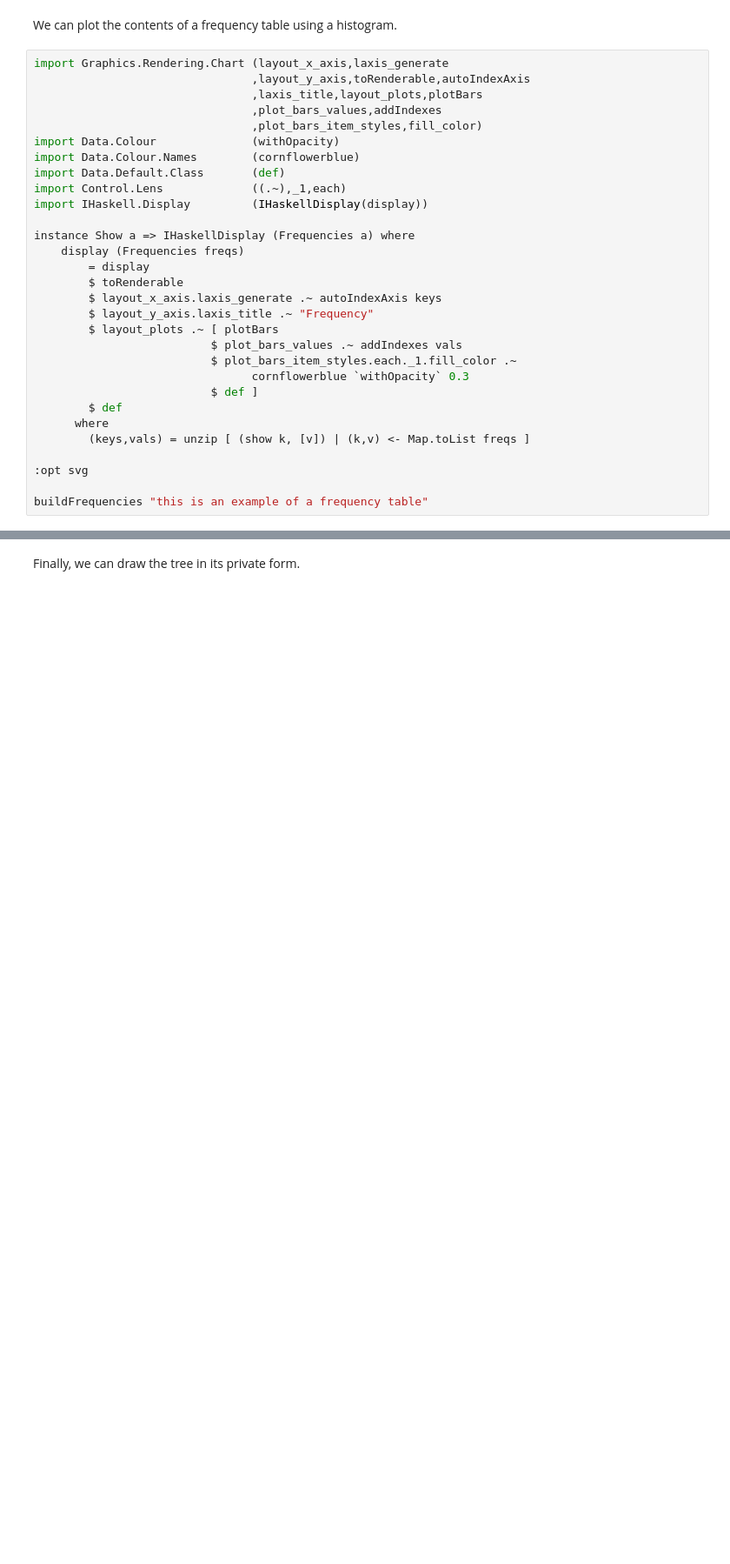
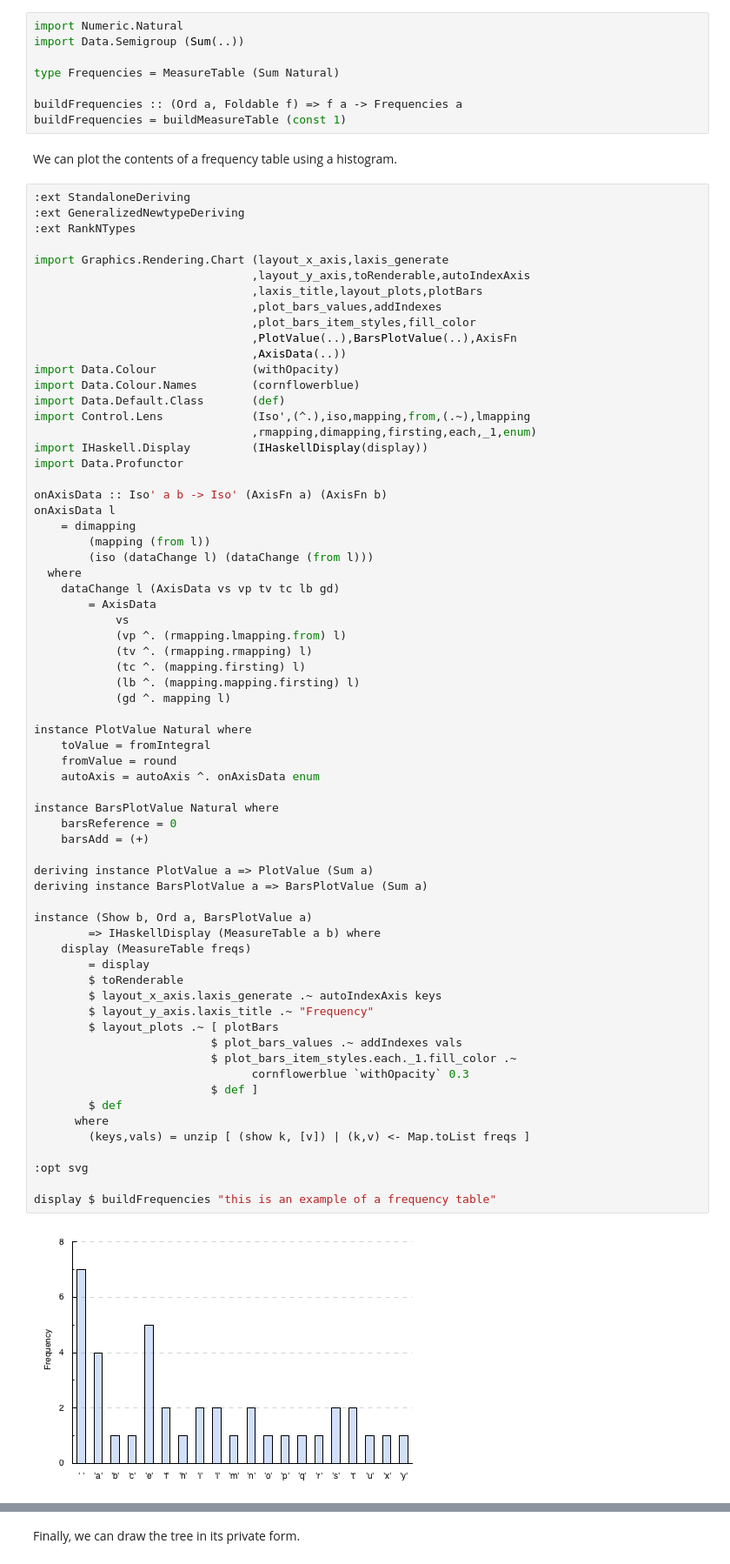
Before and after one commit to oisdk/IHaskell, a Jupyter notebook: notebooks/Privacy.ipynb, the cells around one changed output, grey strips where cells are left out. Shown at 87% size. Saved outputs shown, nothing was run; the diff lists cells and outputs as text; blank space fills up the shorter version.

```diff
--- a/notebooks/Privacy.ipynb
+++ b/notebooks/Privacy.ipynb
@@ -161,32 +155,78 @@ instance Foldable Frequencies where
+# %%
+import Numeric.Natural
+import Data.Semigroup (Sum(..))
+
+type Frequencies = MeasureTable (Sum Natural)
+
+buildFrequencies :: (Ord a, Foldable f) => f a -> Frequencies a
+buildFrequencies = buildMeasureTable (const 1)
 # %% [markdown]
 We can plot the contents of a frequency table using a histogram.
 # %%
+:ext StandaloneDeriving
+:ext GeneralizedNewtypeDeriving
+:ext RankNTypes
+
 import Graphics.Rendering.Chart (layout_x_axis,laxis_generate
                                 ,layout_y_axis,toRenderable,autoIndexAxis
                                 ,laxis_title,layout_plots,plotBars
                                 ,plot_bars_values,addIndexes
-                                ,plot_bars_item_styles,fill_color)
+                                ,plot_bars_item_styles,fill_color
+                                ,PlotValue(..),BarsPlotValue(..),AxisFn
+                                ,AxisData(..))
 import Data.Colour              (withOpacity)
 import Data.Colour.Names        (cornflowerblue)
 import Data.Default.Class       (def)
-import Control.Lens             ((.~),_1,each)
+import Control.Lens             (Iso',(^.),iso,mapping,from,(.~),lmapping
+                                ,rmapping,dimapping,firsting,each,_1,enum)
 import IHaskell.Display         (IHaskellDisplay(display))
+import Data.Profunctor
 
-instance Show a => IHaskellDisplay (Frequencies a) where
-    display (Frequencies freqs)
+onAxisData :: Iso' a b -> Iso' (AxisFn a) (AxisFn b)
+onAxisData l
+    = dimapping
+        (mapping (from l))
+        (iso (dataChange l) (dataChange (from l)))
+  where
+    dataChange l (AxisData vs vp tv tc lb gd)
+        = AxisData
+            vs
+            (vp ^. (rmapping.lmapping.from) l)
+            (tv ^. (rmapping.rmapping) l)
+            (tc ^. (mapping.firsting) l)
+            (lb ^. (mapping.mapping.firsting) l)
+            (gd ^. mapping l)
+
+instance PlotValue Natural where
+    toValue = fromIntegral
+    fromValue = round
+    autoAxis = autoAxis ^. onAxisData enum
+
+instance BarsPlotValue Natural where
+    barsReference = 0
+    barsAdd = (+)
+
+deriving instance PlotValue a => PlotValue (Sum a)
+deriving instance BarsPlotValue a => BarsPlotValue (Sum a)
+
+instance (Show b, Ord a, BarsPlotValue a)
+        => IHaskellDisplay (MeasureTable a b) where
+    display (MeasureTable freqs)
         = display
         $ toRenderable
         $ layout_x_axis.laxis_generate .~ autoIndexAxis keys
         $ layout_y_axis.laxis_title .~ "Frequency"
         $ layout_plots .~ [ plotBars
                           $ plot_bars_values .~ addIndexes vals
                           $ plot_bars_item_styles.each._1.fill_color .~
                                 cornflowerblue `withOpacity` 0.3
                           $ def ]
         $ def
       where
         (keys,vals) = unzip [ (show k, [v]) | (k,v) <- Map.toList freqs ]
 
 :opt svg
 
-buildFrequencies "this is an example of a frequency table"
+display $ buildFrequencies "this is an example of a frequency table"
+# %% [output]
+[figure, added]
```
Also changed, not shown: parts of 41 cells of this notebook.
